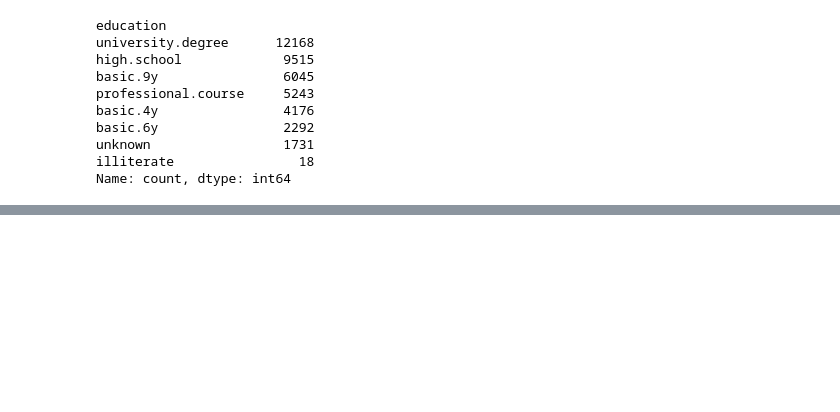
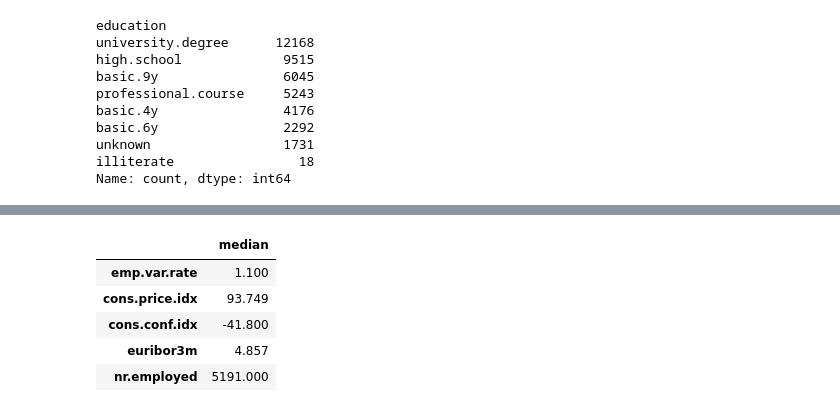
Before and after one commit to diegodelarubia/Trabajo_Final_Master-TFM-, a Jupyter notebook: analysis/analysis_tfm_leoBetancourt.ipynb, the cells around one changed output, grey strips where cells are left out. Cells and saved outputs as stored; diff of their text form; code cells hidden in the pictures; blank space fills up the shorter version.

```diff
--- a/analysis/analysis_tfm_leoBetancourt.ipynb
+++ b/analysis/analysis_tfm_leoBetancourt.ipynb
@@ -239,0 +335,9 @@ Name: count, dtype: int64
+# %%
+bank_info[['emp.var.rate','cons.price.idx','cons.conf.idx','euribor3m','nr.employed']].agg(['median']).transpose()
+# %% [output]
+|  | median |
+| emp.var.rate | 1.100 |
+| cons.price.idx | 93.749 |
+| cons.conf.idx | -41.800 |
+| euribor3m | 4.857 |
+| nr.employed | 5191.000 |
```
Also changed, not shown: parts of 13 cells of this notebook.
